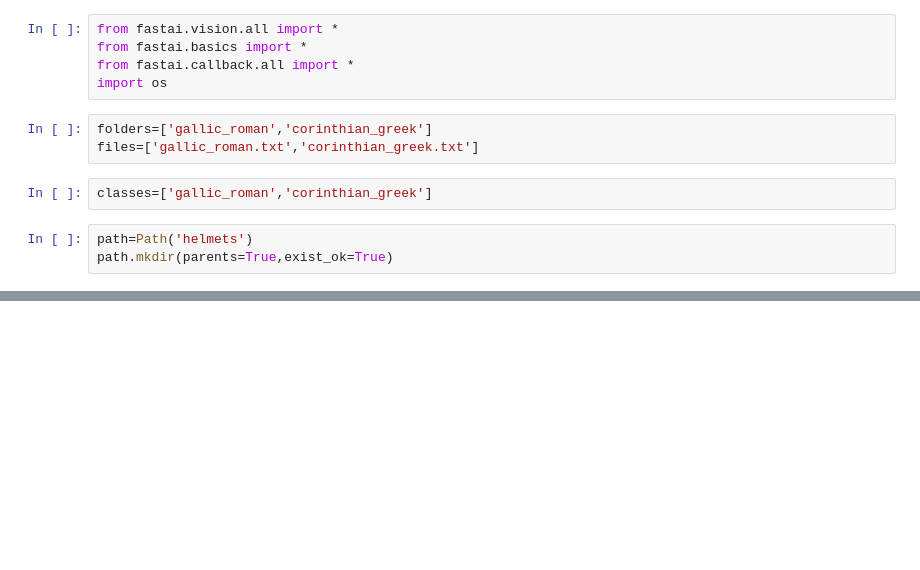
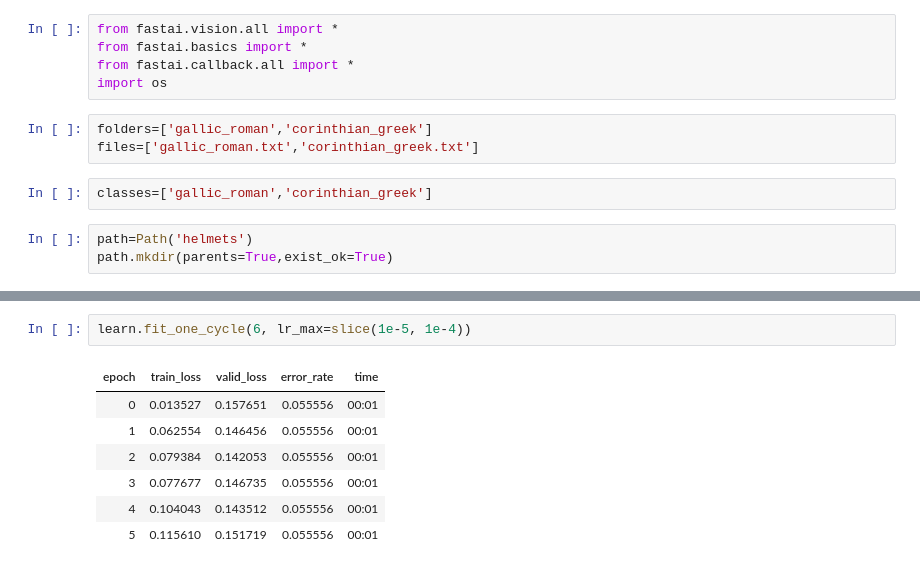
Before and after one commit to Legnica1241/fastai-nbs, a Jupyter notebook: rome_or_greek.ipynb, the cells around one changed output, grey strips where cells are left out. Saved outputs shown, nothing was run; the diff lists cells and outputs as text; blank space fills up the shorter version.

```diff
--- a/rome_or_greek.ipynb
+++ b/rome_or_greek.ipynb
@@ -17,0 +77,10 @@ SyntaxError: invalid syntax (<ipython-input-8-dfee695257ad>, line 1)
+# %%
+learn.fit_one_cycle(6, lr_max=slice(1e-5, 1e-4))
+# %% [output]
+| epoch | train_loss | valid_loss | error_rate | time |
+| 0 | 0.013527 | 0.157651 | 0.055556 | 00:01 |
+| 1 | 0.062554 | 0.146456 | 0.055556 | 00:01 |
+| 2 | 0.079384 | 0.142053 | 0.055556 | 00:01 |
+| 3 | 0.077677 | 0.146735 | 0.055556 | 00:01 |
+| 4 | 0.104043 | 0.143512 | 0.055556 | 00:01 |
+| 5 | 0.115610 | 0.151719 | 0.055556 | 00:01 |
```
Also changed, not shown: parts of 12 cells of this notebook.
